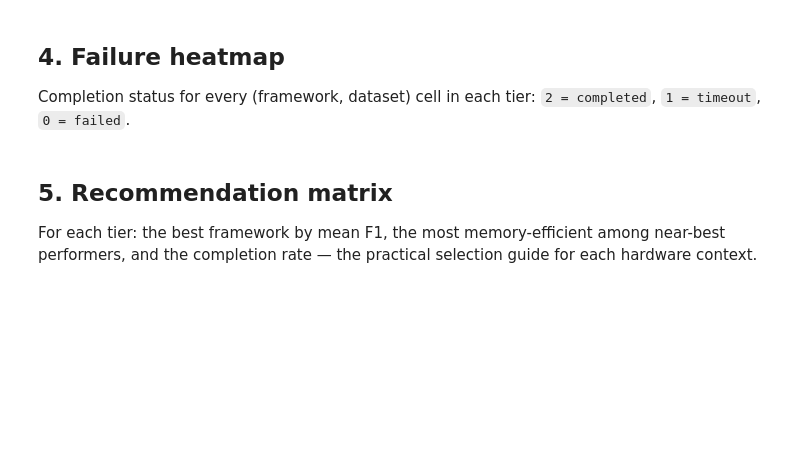
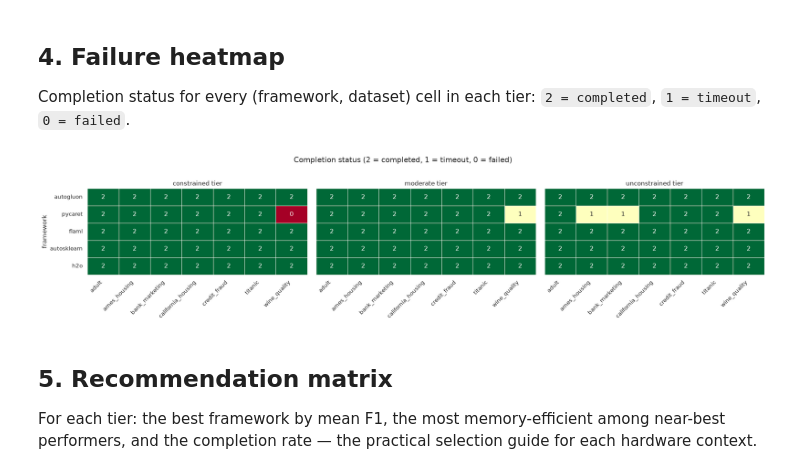
Before and after one commit to campofo/automl-tabular, a Jupyter notebook: notebooks/analysis.ipynb, the cells around one changed output. Drawn from its saved outputs; the diff is of its cells as text; code cells hidden in the pictures; blank space fills up the shorter version.

```diff
--- a/notebooks/analysis.ipynb
+++ b/notebooks/analysis.ipynb
@@ -111,24 +141,33 @@ Completion status for every (framework, dataset) cell in each tier:
 # %%
 status_code = logs["status"].map(
     lambda s: 2 if s == "completed" else (1 if s == "timeout" else 0)
 )
 logs["status_code"] = status_code
 
-fig, axes = plt.subplots(1, 3, figsize=(18, 5))
-for ax, tier in zip(axes, TIER_ORDER):
+fig, axes = plt.subplots(1, 3, figsize=(20, 4.5))
+for i, (ax, tier) in enumerate(zip(axes, TIER_ORDER)):
     pivot = (
         logs[logs["tier"] == tier]
         .pivot_table(index="framework", columns="dataset",
                      values="status_code", aggfunc="min")
         .reindex(FRAMEWORKS)
     )
+    show_y = (i == 0)
     sns.heatmap(pivot, ax=ax, cmap="RdYlGn", vmin=0, vmax=2,
-                annot=True, cbar=False, linewidths=0.5)
+                annot=True, cbar=False, linewidths=0.5,
+                yticklabels=(FRAMEWORKS if show_y else False))
     ax.set_title(f"{tier} tier")
-fig.suptitle("Completion status (2=completed, 1=timeout, 0=failed)")
+    ax.set_xlabel("")
+    ax.set_ylabel("framework" if show_y else "")
+    if show_y:
+        ax.set_yticklabels(FRAMEWORKS, rotation=0)
+    ax.set_xticklabels(pivot.columns, rotation=45, ha="right")
+fig.suptitle("Completion status (2 = completed, 1 = timeout, 0 = failed)", y=1.02)
 fig.tight_layout()
 fig.savefig(FIGURES / "failure_heatmap.png", dpi=200, bbox_inches="tight")
 plt.show()
+# %% [output]
+[figure, added]
 # %% [markdown]
 ## 5. Recommendation matrix
 
```
Also changed, not shown: parts of 5 cells of this notebook, 3 other files.
